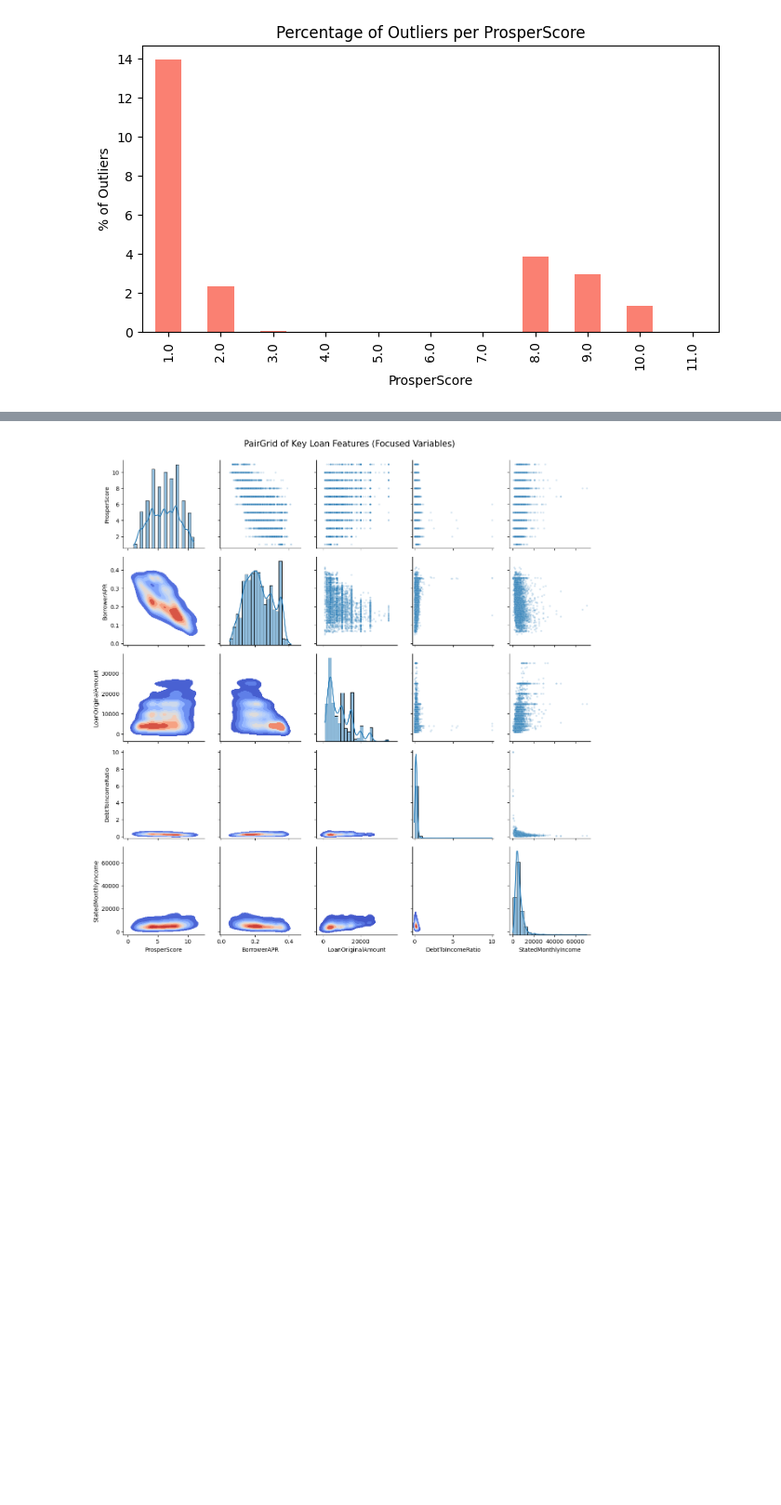
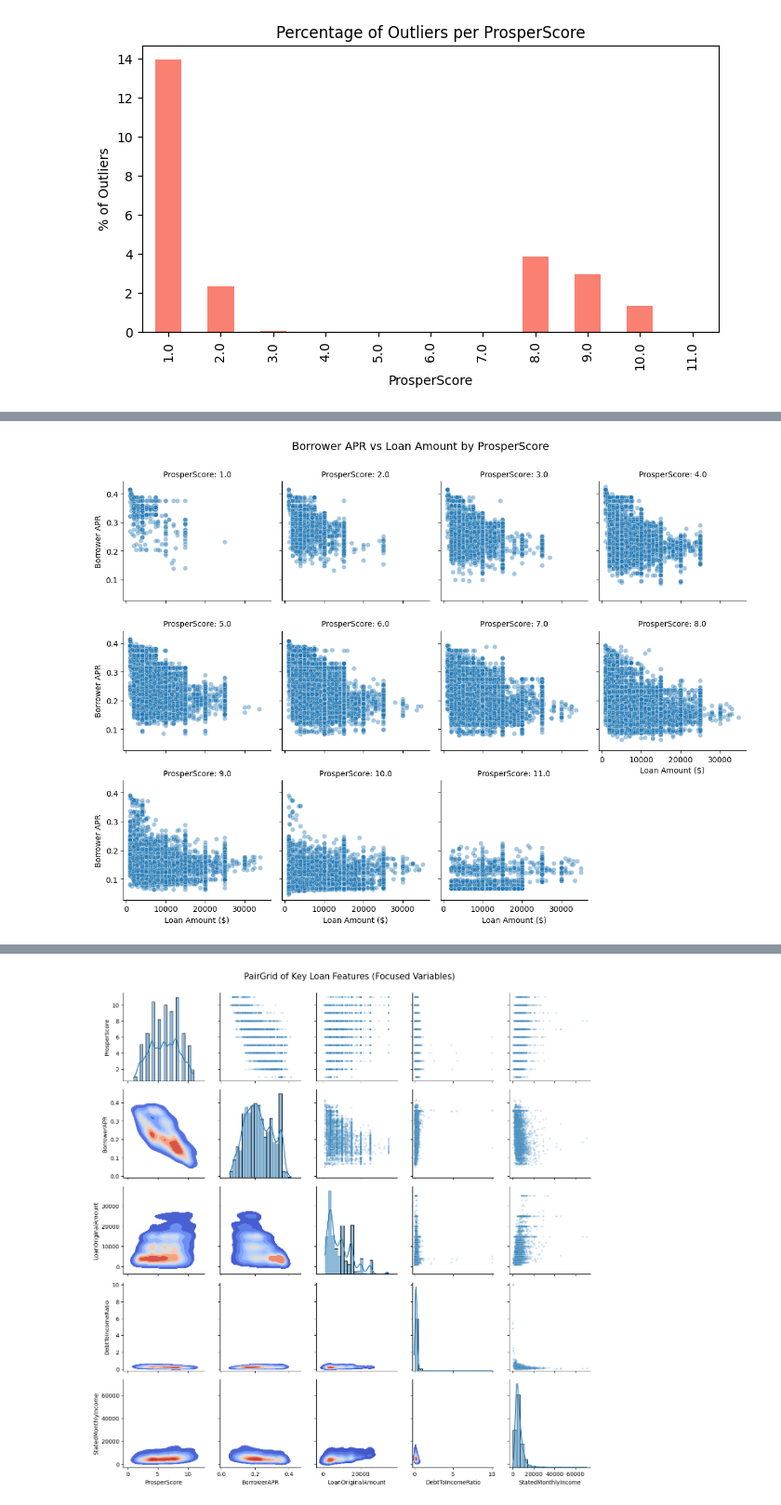
Before and after one commit to scarpl/Proper-Loan-Data-Analysis, a Jupyter notebook: Part_I_exploration.ipynb, the cells around one changed output, grey strips where cells are left out. Shown at 93% size. Drawn from its saved outputs; the diff is of its cells as text; code cells hidden in the pictures; blank space fills up the shorter version.

```diff
--- a/Part_I_exploration.ipynb
+++ b/Part_I_exploration.ipynb
@@ -617,0 +633,16 @@ To further investigate relationships between features beyond my main variables o
+# %%
+import seaborn as sns
+import matplotlib.pyplot as plt
+
+# Filter to avoid extreme outliers for better visualization
+df_filtered = loans_clean[loans_clean['LoanOriginalAmount'] < 35000]
+
+g = sns.FacetGrid(df_filtered, col="ProsperScore", col_wrap=4, height=3, sharey=True)
+g.map_dataframe(sns.scatterplot, x="LoanOriginalAmount", y="BorrowerAPR", alpha=0.4)
+g.set_axis_labels("Loan Amount ($)", "Borrower APR")
+g.set_titles("ProsperScore: {col_name}")
+g.fig.subplots_adjust(top=0.9)
+g.fig.suptitle("Borrower APR vs Loan Amount by ProsperScore", fontsize=14)
+plt.show()
+# %% [output]
+[figure, added]
```
Also changed, not shown: parts of 7 cells of this notebook, 2 other files.
